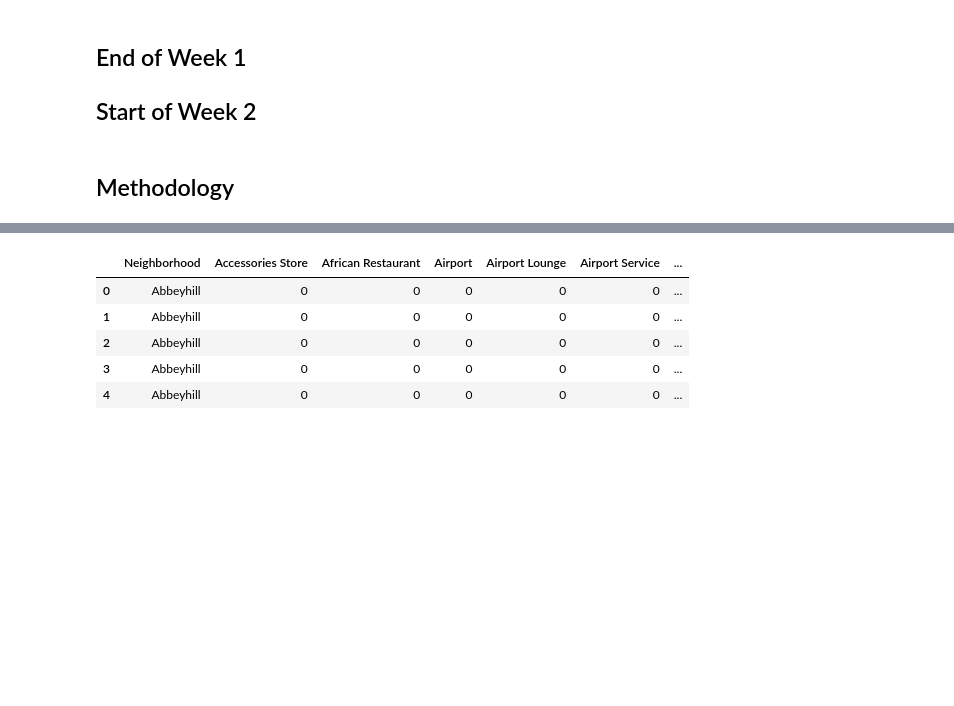
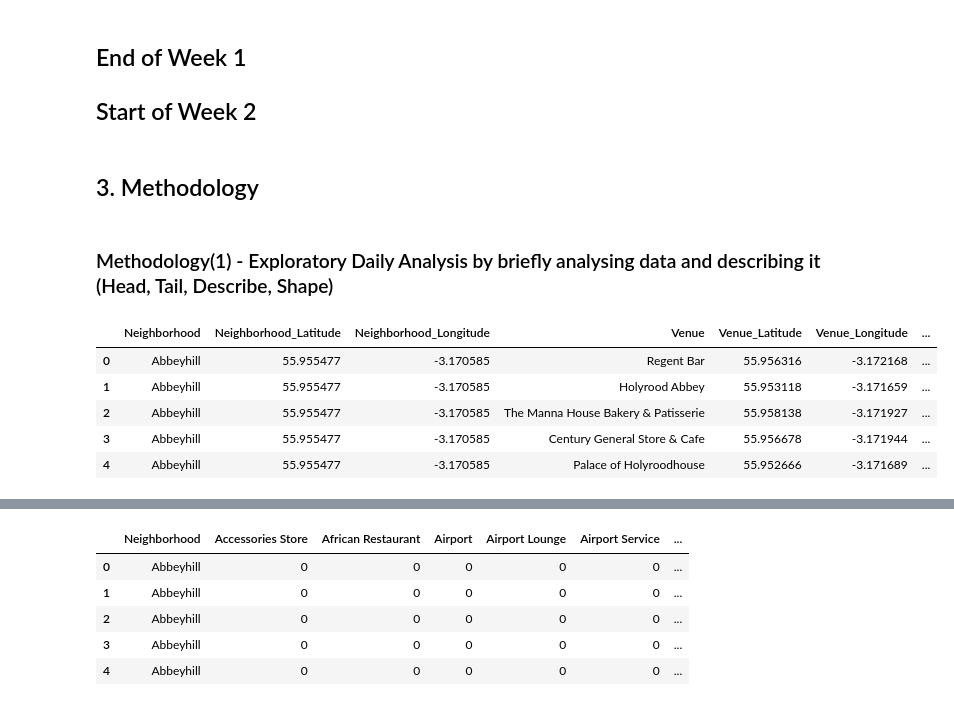
Before and after one commit to enthufil/coursera_capstone, a Jupyter notebook: Capstone_The-Battle-of-the-Neighborhoods_Gab.ipynb, the cells around one changed output, grey strips where cells are left out. Drawn from its saved outputs; the diff is of its cells as text; code cells hidden in the pictures; blank space fills up the shorter version.

```diff
--- a/Capstone_The-Battle-of-the-Neighborhoods_Gab.ipynb
+++ b/Capstone_The-Battle-of-the-Neighborhoods_Gab.ipynb
@@ -299,4 +299,15 @@ Westfield, Edinburgh
 ## End of Week 1
 ## Start of Week 2
 # %% [markdown]
-## Methodology
+## 3. Methodology
+# %% [markdown]
+### Methodology(1) - Exploratory Daily Analysis by briefly analysing data and describing it (Head, Tail, Describe, Shape)
+# %%
+edin_venues.head()
+# %% [output]
+|  | Neighborhood | Neighborhood_Latitude | Neighborhood_Longitude | Venue | Venue_Latitude | Venue_Longitude | ... |
+| 0 | Abbeyhill | 55.955477 | -3.170585 | Regent Bar | 55.956316 | -3.172168 | ... |
+| 1 | Abbeyhill | 55.955477 | -3.170585 | Holyrood Abbey | 55.953118 | -3.171659 | ... |
+| 2 | Abbeyhill | 55.955477 | -3.170585 | The Manna House Bakery & Patisserie | 55.958138 | -3.171927 | ... |
+| 3 | Abbeyhill | 55.955477 | -3.170585 | Century General Store & Cafe | 55.956678 | -3.171944 | ... |
+| 4 | Abbeyhill | 55.955477 | -3.170585 | Palace of Holyroodhouse | 55.952666 | -3.171689 | ... |
```
Also changed, not shown: parts of 52 cells of this notebook.
